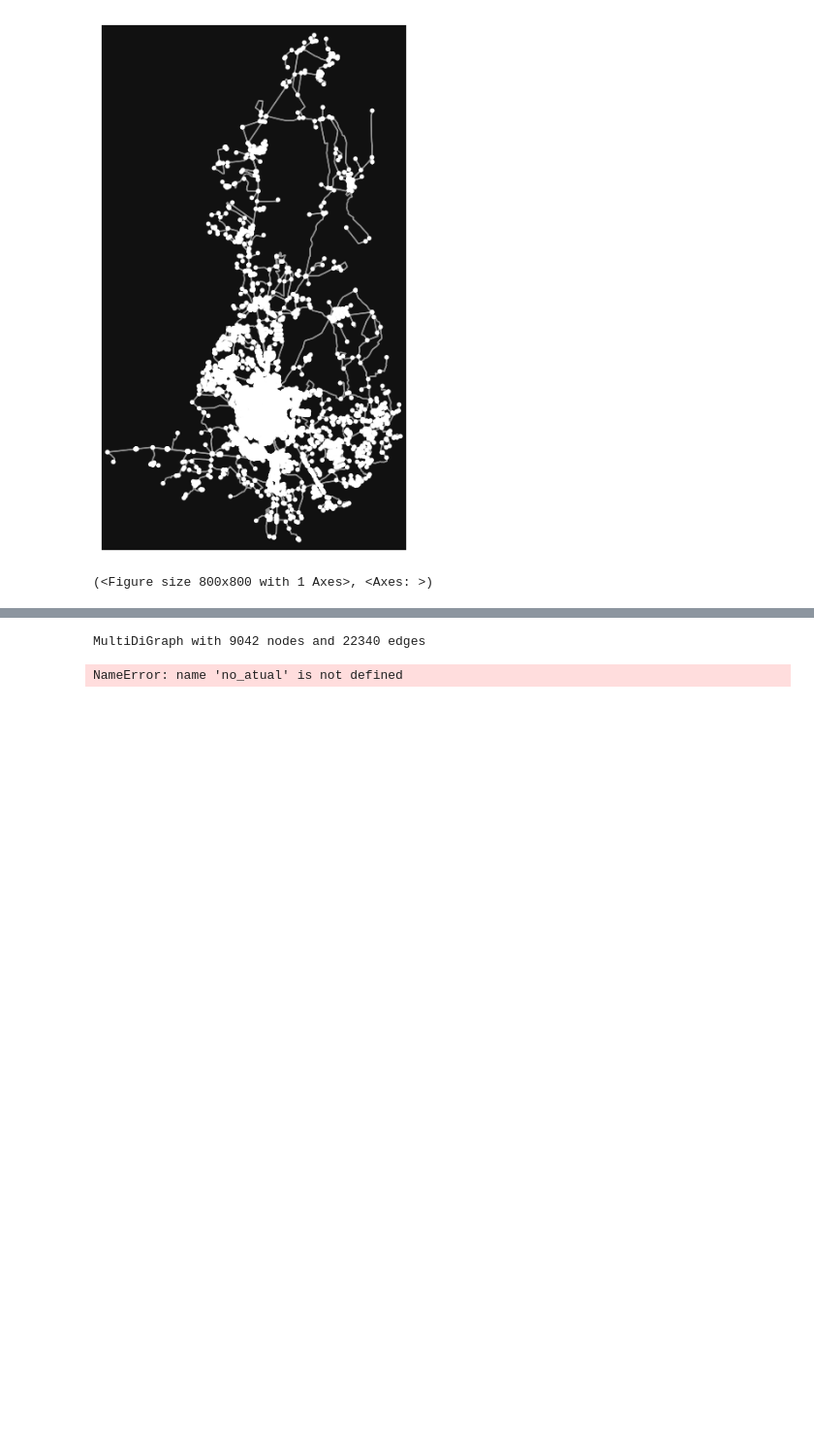
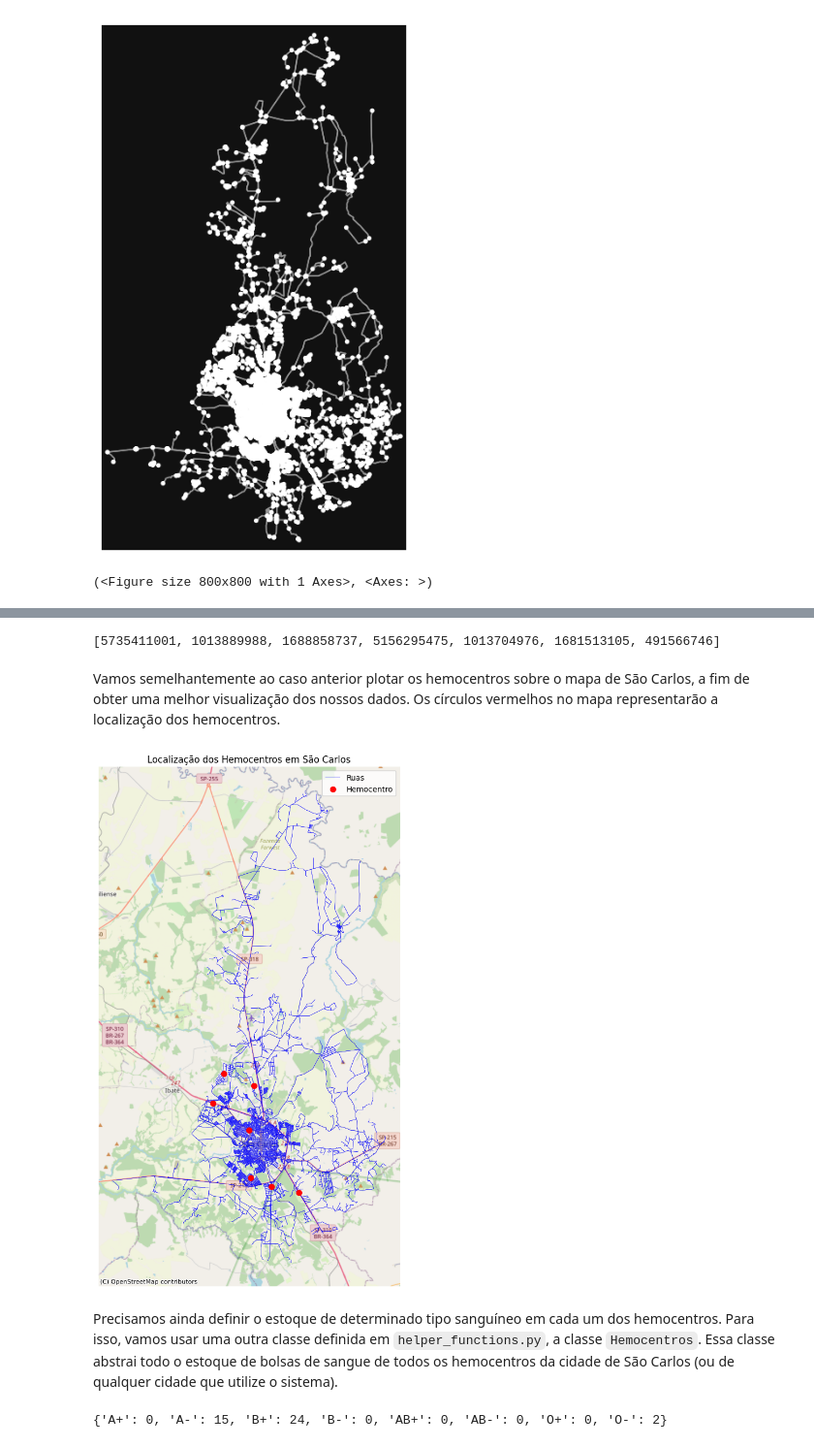
Before and after one commit to marcogarcia2/blood_donation, a Jupyter notebook: project.ipynb, the cells around one changed output, grey strips where cells are left out. Shown at 97% size. Drawn from its saved outputs; the diff is of its cells as text; code cells hidden in the pictures; blank space fills up the shorter version.

```diff
--- a/project.ipynb
+++ b/project.ipynb
@@ -46,6 +64,38 @@ plt.show()
+# %%
+# Pegando 7 nós aleatórios para representar os hemocentros
+hemocentros = G.get_random_nodes(7)
+print(hemocentros)
+
+# Converte os hemocentros para GDF (somente para poder plotar)
+gdf_hemocentros = G.get_gdf_nodes(hemocentros)
+# %% [output]
+[5735411001, 1013889988, 1688858737, 5156295475, 1013704976, 1681513105, 491566746]
+# %% [markdown]
+Vamos semelhantemente ao caso anterior plotar os hemocentros sobre o mapa de São Carlos, a fim de obter uma melhor visualização dos nossos dados. Os círculos vermelhos no mapa representarão a localização dos hemocentros.
 # %%
-# Vamos implementar as buscas
-G = nx.read_graphml('sao_carlos.graphml')
+# Plotando o mapa
+fig, ax = plt.subplots(figsize=(10, 10))
+edges.plot(ax=ax, linewidth=0.3, edgecolor="blue", label='Ruas')
+gdf_hemocentros.plot(ax=ax, color="red", markersize=50, zorder=3, label='Hemocentro')
+
+ctx.add_basemap(ax, crs=edges.crs, source=ctx.providers.OpenStreetMap.Mapnik)
+ax.set_axis_off()
+
+plt.legend()
+plt.title("Localização dos Hemocentros em São Carlos")
+plt.tight_layout()
+
+plt.savefig("hemocentros.png", dpi=300)
+
+plt.show()
 # %% [output]
-MultiDiGraph with 9042 nodes and 22340 edges
-NameError: name 'no_atual' is not defined
+[figure, added]
+# %% [markdown]
+Precisamos ainda definir o estoque de determinado tipo sanguíneo em cada um dos hemocentros. Para isso, vamos usar uma outra classe definida em `helper_functions.py`, a classe `Hemocentros`. Essa classe abstrai todo o estoque de bolsas de sangue de todos os hemocentros da cidade de São Carlos (ou de qualquer cidade que utilize o sistema).
+# %%
+H = BancoDeHemocentros(hemocentros, G.graph)
+
+# Exemplo, estoque de bolsas de sangue um hemocentro
+H.consultar_estoque(hemocentros[0])
+# %% [output]
+{'A+': 0, 'A-': 15, 'B+': 24, 'B-': 0, 'AB+': 0, 'AB-': 0, 'O+': 0, 'O-': 2}
```
Also changed, not shown: parts of 16 cells of this notebook, 6 other files.
